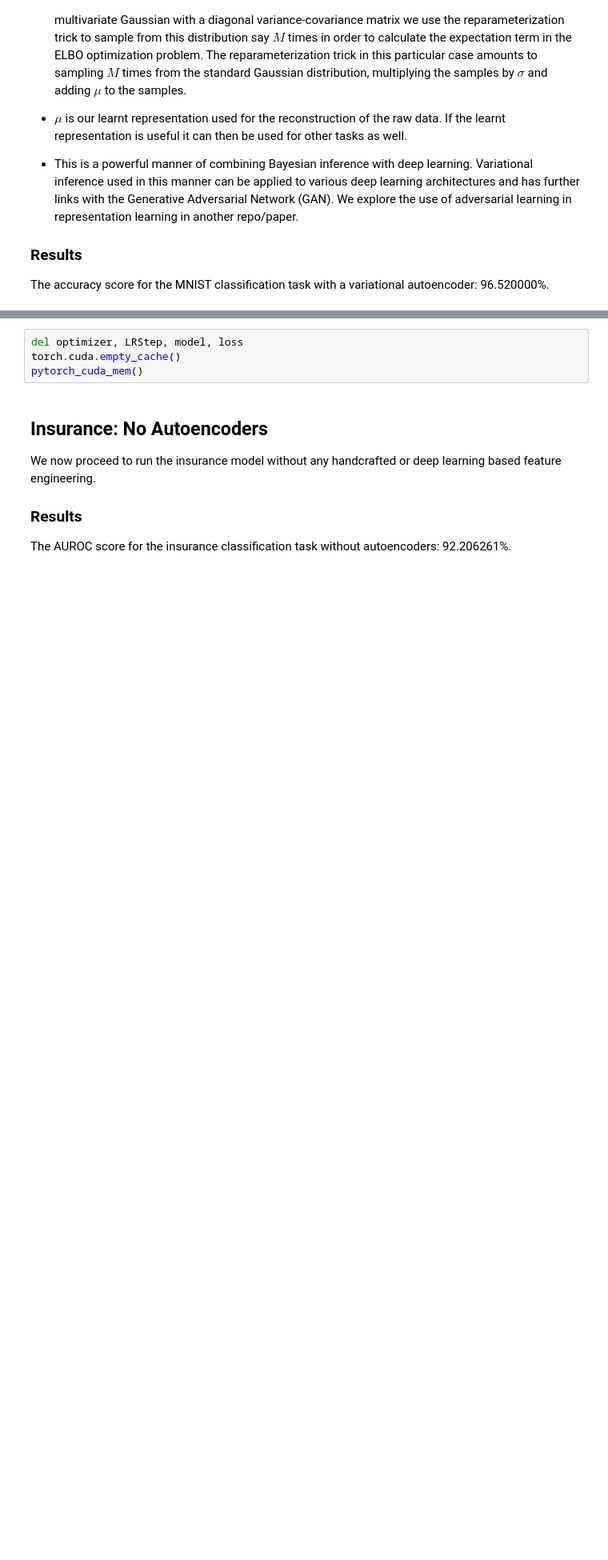
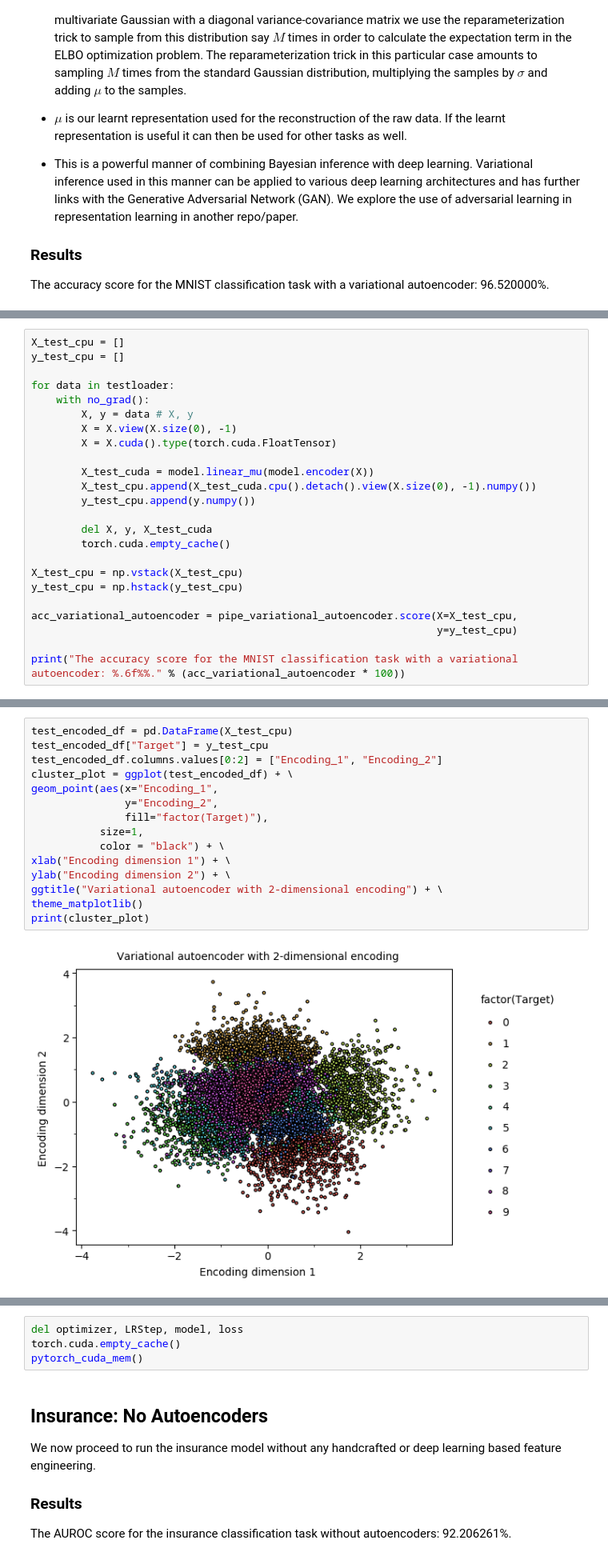
Before and after one commit to hamaadshah/autoencoders_pytorch, a Jupyter notebook: Python/autoencoders.ipynb, the cells around one changed output, grey strips where cells are left out. Shown at 80% size. Drawn from its saved outputs; the diff is of its cells as text; blank space fills up the shorter version.

```diff
--- a/Python/autoencoders.ipynb
+++ b/Python/autoencoders.ipynb
@@ -1142,0 +1185,24 @@ for epoch in range(num_epochs):
+# %%
+X_test_cpu = []
+y_test_cpu = []
+
+for data in testloader:
+    with no_grad():
+        X, y = data # X, y
+        X = X.view(X.size(0), -1)
+        X = X.cuda().type(torch.cuda.FloatTensor)
+
+        X_test_cuda = model.linear_mu(model.encoder(X))
+        X_test_cpu.append(X_test_cuda.cpu().detach().view(X.size(0), -1).numpy())
+        y_test_cpu.append(y.numpy())
+
+        del X, y, X_test_cuda
+        torch.cuda.empty_cache()
+
+X_test_cpu = np.vstack(X_test_cpu)
+y_test_cpu = np.hstack(y_test_cpu)
+
+acc_variational_autoencoder = pipe_variational_autoencoder.score(X=X_test_cpu,
+                                                                 y=y_test_cpu)
+
+print("The accuracy score for the MNIST classification task with a variational autoencoder: %.6f%%." % (acc_variational_autoencoder * 100))
@@ -1142,0 +1215,17 @@ for epoch in range(num_epochs):
+# %%
+test_encoded_df = pd.DataFrame(X_test_cpu)
+test_encoded_df["Target"] = y_test_cpu
+test_encoded_df.columns.values[0:2] = ["Encoding_1", "Encoding_2"]
+cluster_plot = ggplot(test_encoded_df) + \
+geom_point(aes(x="Encoding_1",
+               y="Encoding_2",
+               fill="factor(Target)"),
+           size=1,
+           color = "black") + \
+xlab("Encoding dimension 1") + \
+ylab("Encoding dimension 2") + \
+ggtitle("Variational autoencoder with 2-dimensional encoding") + \
+theme_matplotlib()
+print(cluster_plot)
+# %% [output]
+[figure, added]
```
Also changed, not shown: parts of 14 cells of this notebook, 3 other files.
